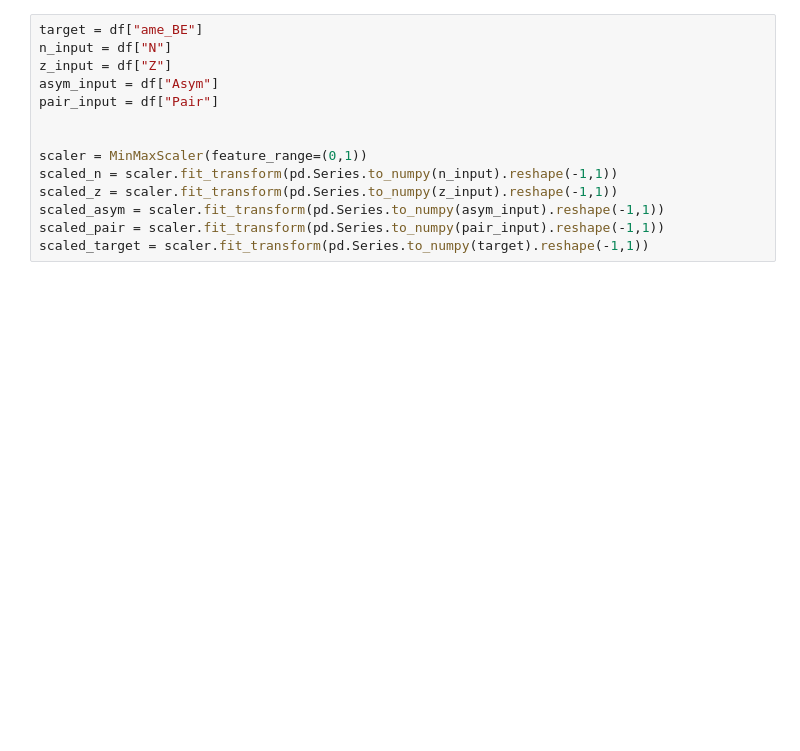
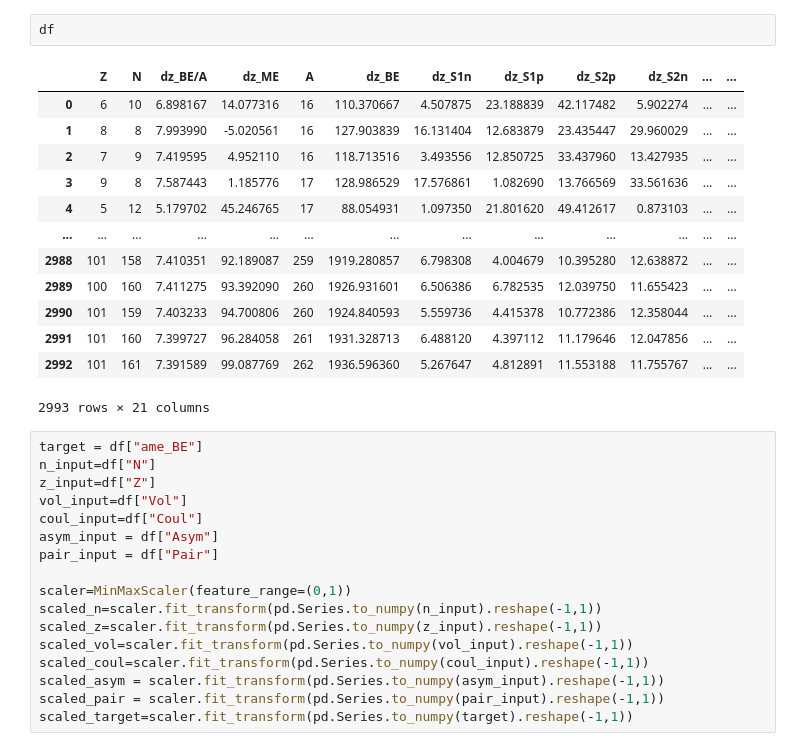
Before and after one commit to AlexianL/StudentProject2023, a Jupyter notebook: ANN3.ipynb, the cells around one changed output. Cells and saved outputs as stored; diff of their text form; blank space fills up the shorter version.

```diff
--- a/ANN3.ipynb
+++ b/ANN3.ipynb
@@ -55,15 +40,34 @@ df["Pair"]= np.power(df["A"],-1/2)
+# %%
+df
+# %% [output]
+|  | Z | N | dz_BE/A | dz_ME | A | dz_BE | dz_S1n | dz_S1p | dz_S2p | dz_S2n | ... | ... |
+| 0 | 6 | 10 | 6.898167 | 14.077316 | 16 | 110.370667 | 4.507875 | 23.188839 | 42.117482 | 5.902274 | ... | ... |
+| 1 | 8 | 8 | 7.993990 | -5.020561 | 16 | 127.903839 | 16.131404 | 12.683879 | 23.435447 | 29.960029 | ... | ... |
+| 2 | 7 | 9 | 7.419595 | 4.952110 | 16 | 118.713516 | 3.493556 | 12.850725 | 33.437960 | 13.427935 | ... | ... |
+| 3 | 9 | 8 | 7.587443 | 1.185776 | 17 | 128.986529 | 17.576861 | 1.082690 | 13.766569 | 33.561636 | ... | ... |
+| 4 | 5 | 12 | 5.179702 | 45.246765 | 17 | 88.054931 | 1.097350 | 21.801620 | 49.412617 | 0.873103 | ... | ... |
+| ... | ... | ... | ... | ... | ... | ... | ... | ... | ... | ... | ... | ... |
+| 2988 | 101 | 158 | 7.410351 | 92.189087 | 259 | 1919.280857 | 6.798308 | 4.004679 | 10.395280 | 12.638872 | ... | ... |
+| 2989 | 100 | 160 | 7.411275 | 93.392090 | 260 | 1926.931601 | 6.506386 | 6.782535 | 12.039750 | 11.655423 | ... | ... |
+| 2990 | 101 | 159 | 7.403233 | 94.700806 | 260 | 1924.840593 | 5.559736 | 4.415378 | 10.772386 | 12.358044 | ... | ... |
+| 2991 | 101 | 160 | 7.399727 | 96.284058 | 261 | 1931.328713 | 6.488120 | 4.397112 | 11.179646 | 12.047856 | ... | ... |
+| 2992 | 101 | 161 | 7.391589 | 99.087769 | 262 | 1936.596360 | 5.267647 | 4.812891 | 11.553188 | 11.755767 | ... | ... |
+2993 rows × 21 columns
 # %%
 target = df["ame_BE"]
-n_input = df["N"]
-z_input = df["Z"]
+n_input=df["N"]
+z_input=df["Z"]
+vol_input=df["Vol"]
+coul_input=df["Coul"]
 asym_input = df["Asym"]
 pair_input = df["Pair"]
 
-
-scaler = MinMaxScaler(feature_range=(0,1))
-scaled_n = scaler.fit_transform(pd.Series.to_numpy(n_input).reshape(-1,1))
-scaled_z = scaler.fit_transform(pd.Series.to_numpy(z_input).reshape(-1,1))
+scaler=MinMaxScaler(feature_range=(0,1))
+scaled_n=scaler.fit_transform(pd.Series.to_numpy(n_input).reshape(-1,1))
+scaled_z=scaler.fit_transform(pd.Series.to_numpy(z_input).reshape(-1,1))
+scaled_vol=scaler.fit_transform(pd.Series.to_numpy(vol_input).reshape(-1,1))
+scaled_coul=scaler.fit_transform(pd.Series.to_numpy(coul_input).reshape(-1,1))
 scaled_asym = scaler.fit_transform(pd.Series.to_numpy(asym_input).reshape(-1,1))
 scaled_pair = scaler.fit_transform(pd.Series.to_numpy(pair_input).reshape(-1,1))
-scaled_target = scaler.fit_transform(pd.Series.to_numpy(target).reshape(-1,1))
+scaled_target=scaler.fit_transform(pd.Series.to_numpy(target).reshape(-1,1))
 # %%
```
Also changed, not shown: parts of 15 cells of this notebook.
